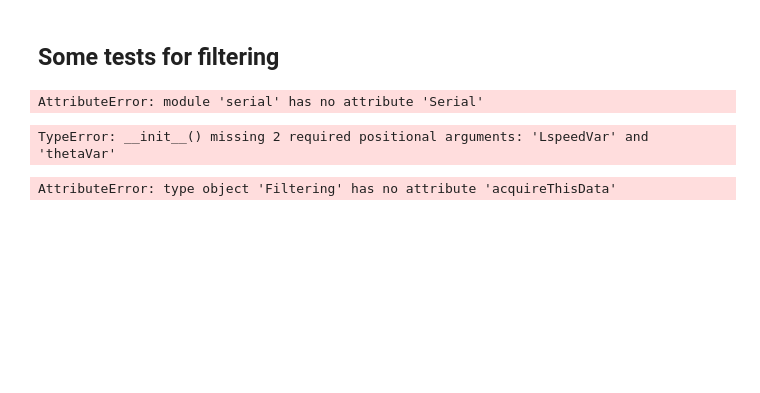
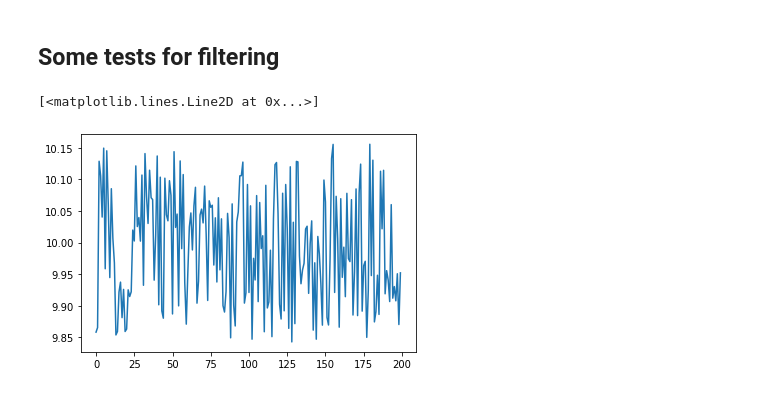
Before and after one commit to Fllask/Mobile_Robotics, a Jupyter notebook: Functions/filtering_test.ipynb, the cells around one changed output. Drawn from its saved outputs; the diff is of its cells as text; code cells hidden in the pictures; blank space fills up the shorter version.

Commit message:
Begin filtering part (it seems to work) + modified a bit the robot class to add the state space model

```diff
--- a/Functions/filtering_test.ipynb
+++ b/Functions/filtering_test.ipynb
@@ -6,14 +10,13 @@ from Filtering import Filtering
-# %%
-
-th = Thymio.serial(port="COM3", refreshing_rate = 0.1)
-# %% [output]
-AttributeError: module 'serial' has no attribute 'Serial'
-# %%
-t = Filtering()
-# %% [output]
-TypeError: __init__() missing 2 required positional arguments: 'LspeedVar' and 'thetaVar'
-# %%
-
-Filtering.acquireThisData(t,"ground", "leftSpeed")
-# %% [output]
-AttributeError: type object 'Filtering' has no attribute 'acquireThisData'
+# %%
+Ts = 0.1
+phi = 0
+
+A = np.eye(2)
+B = np.array([Ts,0])
+
+robot = Robot(A,B)
+
+Rvel = np.eye(2)*0.5
+Rcam = np.eye(2)*0.1
+Q = np.eye(2)*0.4
+Hvel = np.array([10, 0.0001])
@@ -19,0 +25,16 @@ AttributeError: type object 'Filtering' has no attribute 'acquireThisData'
+# %%
+v_target = 10 #mm/s
+v_noisy = []
+Xreal = []
+Xnoisy = []
+Xest = []
+pos = 0
+
+for i in np.arange(0,20,Ts):
+    v_noisy = v_target + (np.random.rand(200)-0.5)*m.sqrt(0.5)
+    v_noisy2 = v_target + (np.random.rand(200)-0.5)*m.sqrt(0.1)
+    Xreal.append(np.array([v_noisy2[int(i*10)]*i,0]))
+    Xnoisy.append(np.array([v_noisy[int(i*10)]*i,0.]))
+# %% [output]
+[<matplotlib.lines.Line2D at 0x...>]
+[figure, added]
```
Also changed, not shown: parts of 5 cells of this notebook, 2 other files.
